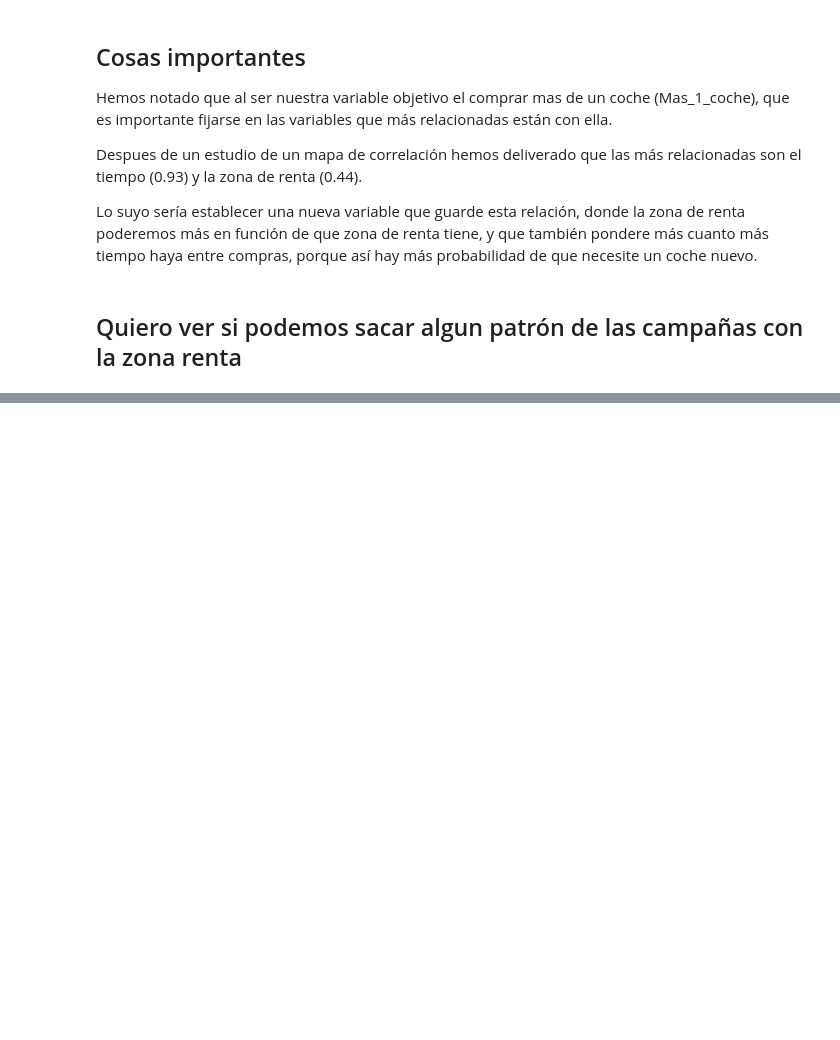
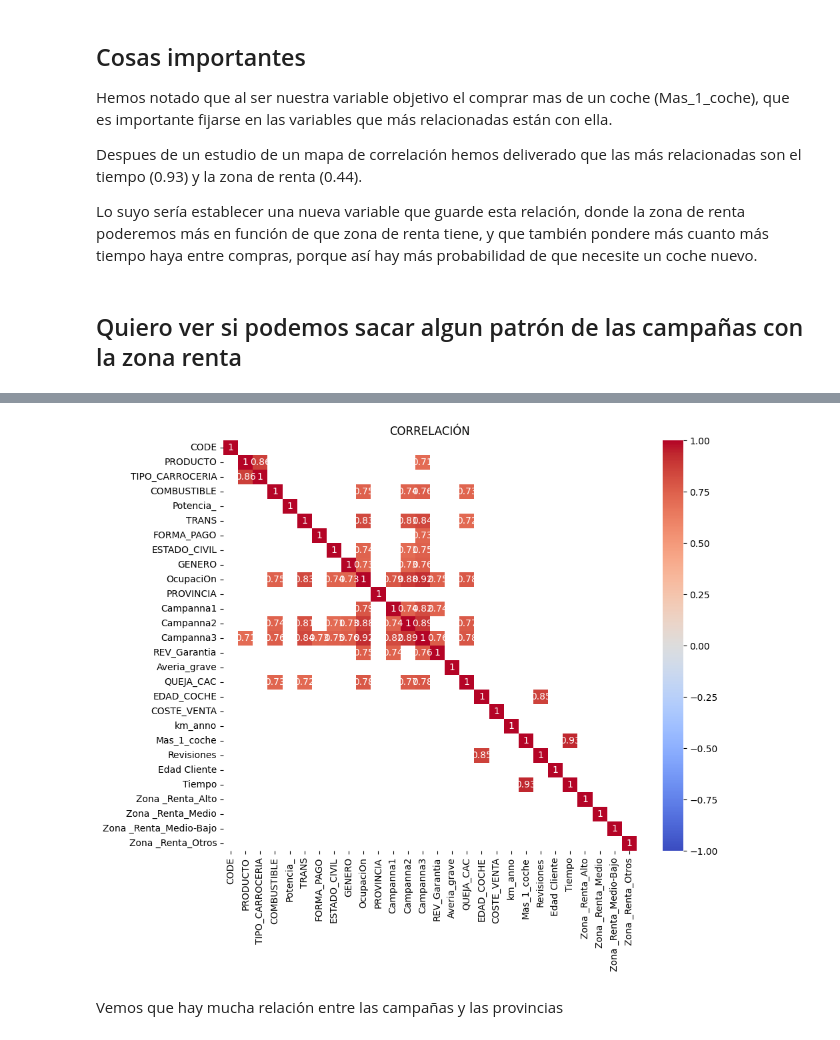
Before and after one commit to jzazooro/Optimizacionenredes1, a Jupyter notebook: DataInfo.ipynb, the cells around one changed output, grey strips where cells are left out. Saved outputs shown, nothing was run; the diff lists cells and outputs as text; code cells hidden in the pictures; blank space fills up the shorter version.

Commit message:
Nuevo enfoque a los datos

```diff
--- a/DataInfo.ipynb
+++ b/DataInfo.ipynb
@@ -175,9 +147,3 @@ Despues de un estudio de un mapa de correlación hemos deliverado que las más r
 Lo suyo sería establecer una nueva variable que guarde esta relación, donde la zona de renta poderemos más en función de que zona de renta tiene, y que también pondere más cuanto más tiempo haya entre compras, porque así hay más probabilidad de que necesite un coche nuevo.
 # %% [markdown]
 ## Quiero ver si podemos sacar algun patrón de las campañas con la zona renta
-# %%
-onehot = OneHotEncoder()
-
-column_transformer = ColumnTransformer(
-    [('onehot', onehot, ['Zona _Renta'])], remainder='passthrough'),
-column_transformer.fit_transform(df)
@@ -185,0 +150,18 @@ AttributeError: 'tuple' object has no attribute 'fit_transform'
+# %%
+# Crear el OneHotEncoder
+encoder = OneHotEncoder(sparse_output=False)  # Use sparse_output=False for a dense array
+
+# Seleccionar la columna que deseas codificar
+columna = df[['Zona _Renta']]  # Asegúrate de pasarla como DataFrame
+
+# Aplicar el encoder a la columna
+onehot = encoder.fit_transform(columna)
+# %%
+# Obtener los nombres de las nuevas columnas generadas
+nombres_columnas = encoder.get_feature_names_out(['Zona _Renta'])
+
+# Crear un DataFrame con los datos transformados
+df_onehot = pd.DataFrame(onehot, columns=nombres_columnas)
+
+# Concatenar el DataFrame original con el nuevo DataFrame de variables dummy
+df = pd.concat([df, df_onehot], axis=1)
@@ -185,0 +179,2 @@ AttributeError: 'tuple' object has no attribute 'fit_transform'
+# %%
+df.drop('Zona _Renta', axis=1, inplace=True)
@@ -185,0 +187,16 @@ AttributeError: 'tuple' object has no attribute 'fit_transform'
+# %%
+# Calcular la matriz de correlación
+corr = df.corr()
+
+# Aplicar un filtro para mostrar solo las correlaciones superiores a 0.6 o inferiores a -0.6
+filtered_corr = corr[(corr > 0.7) | (corr < -0.7)]
+
+# Crear el heatmap solo con las correlaciones filtradas
+plt.figure(figsize=(10, 8))
+plt.title('CORRELACIÓN')
+sns.heatmap(filtered_corr, annot=True, cmap='coolwarm', vmin=-1, vmax=1)
+plt.show()
+# %% [output]
+[figure, added]
+# %% [markdown]
+Vemos que hay mucha relación entre las campañas y las provincias
```
Also changed, not shown: parts of 19 cells of this notebook.
